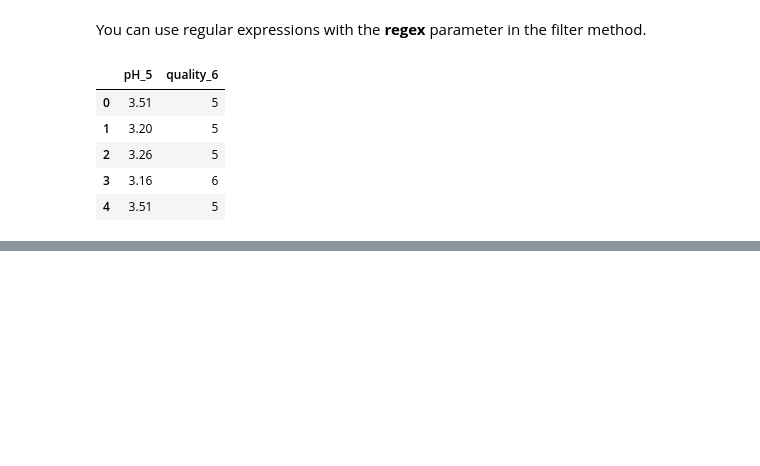
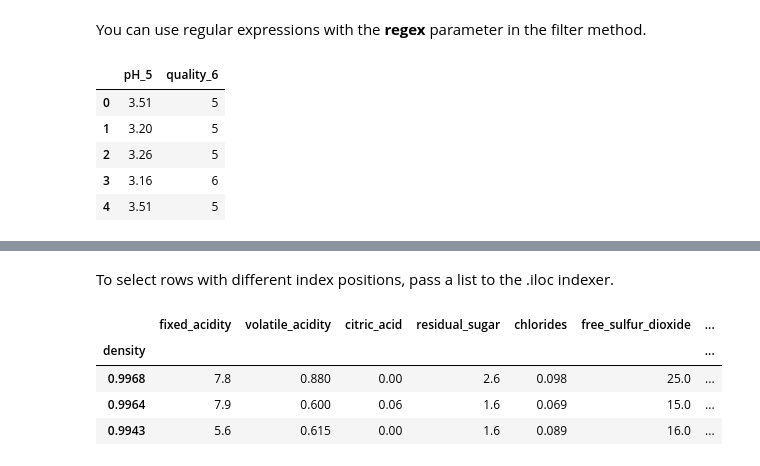
Before and after one commit to tixix/DataScience, a Jupyter notebook: Projects/Python Indexing Practice.ipynb, the cells around one changed output, grey strips where cells are left out. Drawn from its saved outputs; the diff is of its cells as text; code cells hidden in the pictures; blank space fills up the shorter version.

```diff
--- a/Projects/Python Indexing Practice.ipynb
+++ b/Projects/Python Indexing Practice.ipynb
@@ -103,0 +213,11 @@ wine_df.filter(regex='\d').head()
+# %% [markdown]
+To select rows with different index positions, pass a list to the .iloc indexer.
+# %%
+row_list = [1,4,7]
+wine_df.iloc[row_list]
+# %% [output]
+|  | fixed_acidity | volatile_acidity | citric_acid | residual_sugar | chlorides | free_sulfur_dioxide | ... |
+| density |  |  |  |  |  |  | ... |
+| 0.9968 | 7.8 | 0.880 | 0.00 | 2.6 | 0.098 | 25.0 | ... |
+| 0.9964 | 7.9 | 0.600 | 0.06 | 1.6 | 0.069 | 15.0 | ... |
+| 0.9943 | 5.6 | 0.615 | 0.00 | 1.6 | 0.089 | 16.0 | ... |
```
Also changed, not shown: parts of 29 cells of this notebook.
